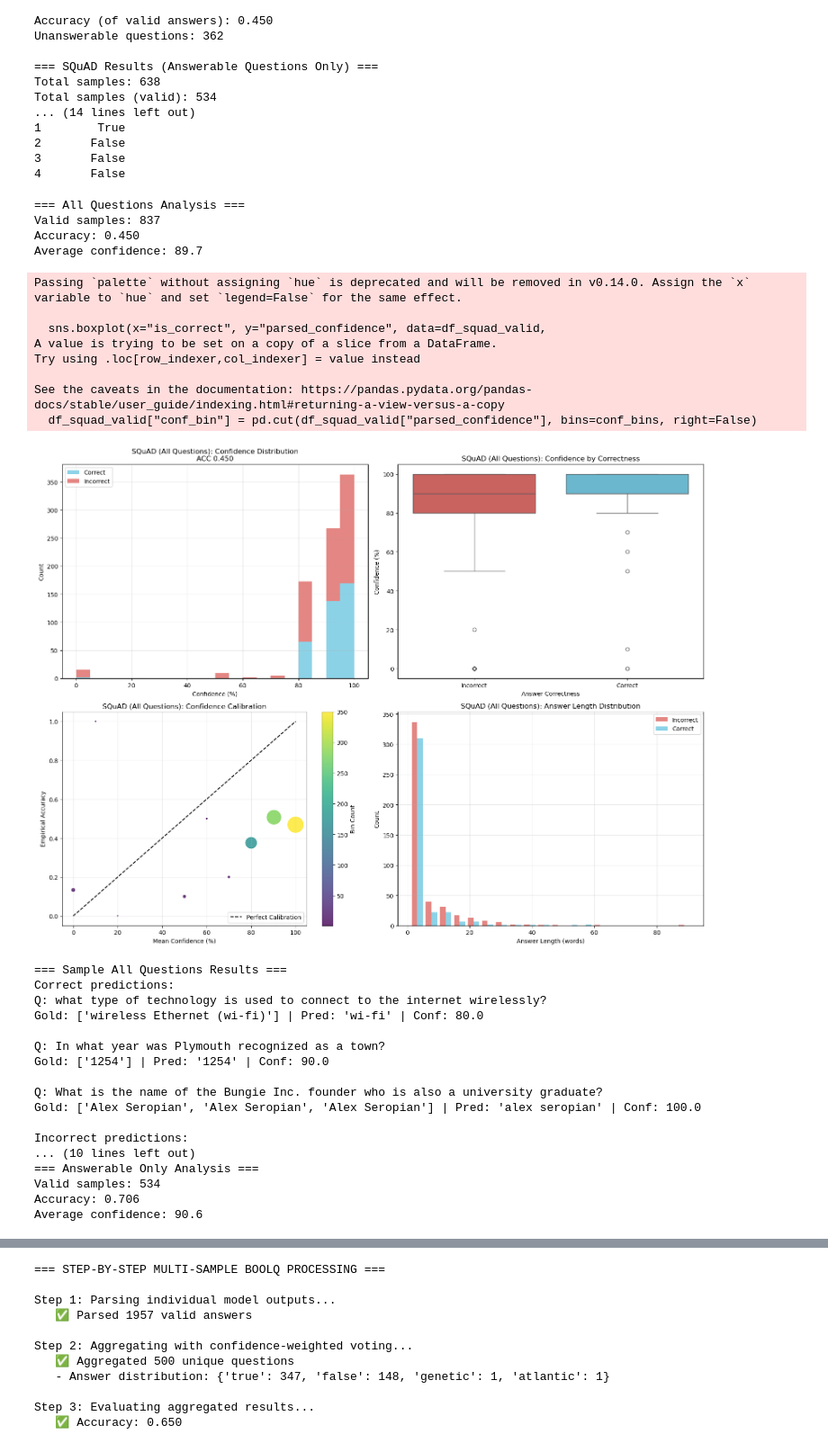
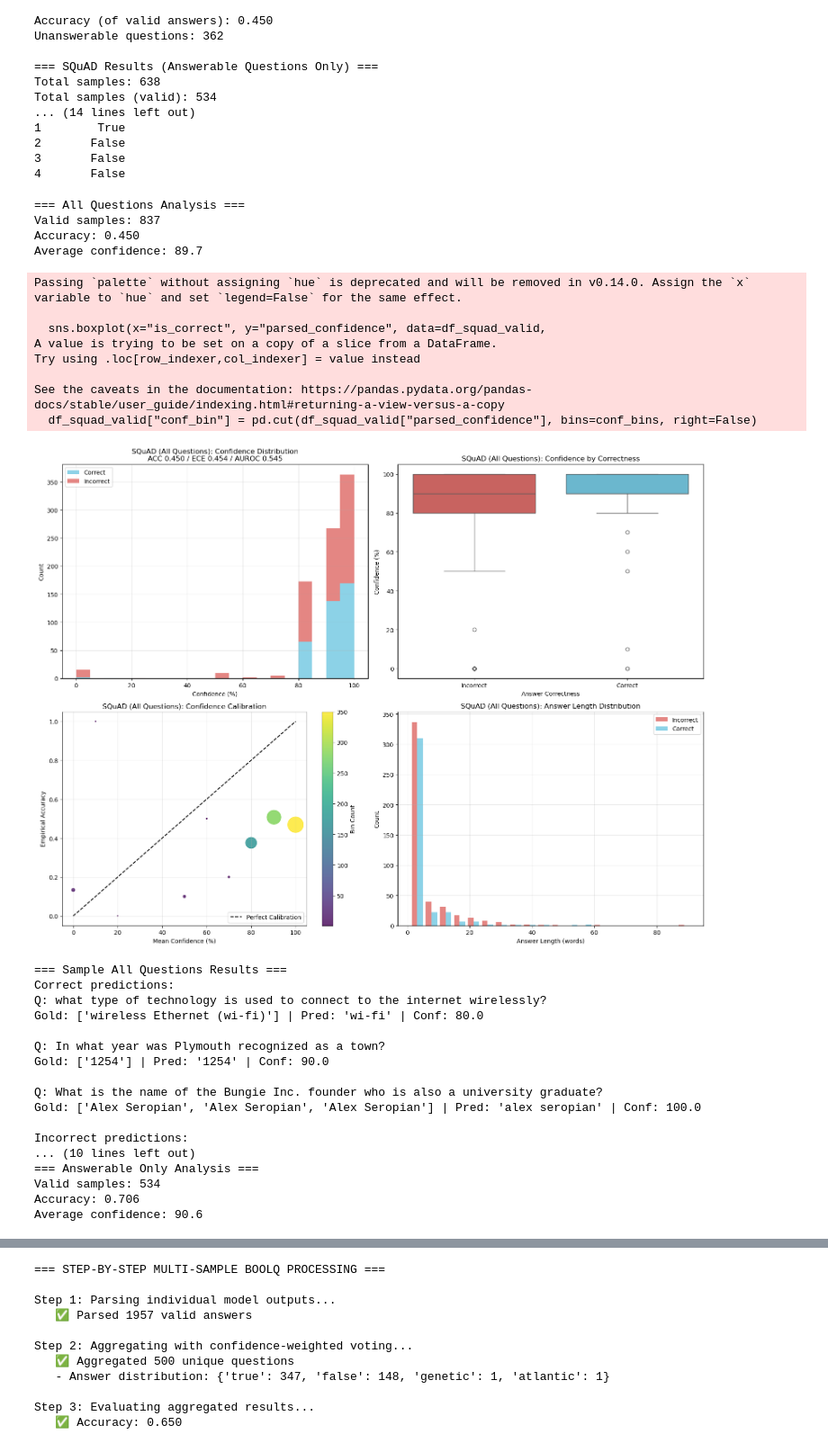
Before and after one commit to christian-hobelsberger/LLMUncertainty, a Jupyter notebook: analyze_confidence_output.ipynb, the cells around one changed output, grey strips where cells are left out. Shown at 90% size. Saved outputs shown, nothing was run; the diff lists cells and outputs as text; code cells hidden in the pictures.

```diff
--- a/analyze_confidence_output.ipynb
+++ b/analyze_confidence_output.ipynb
@@ -469,6 +616,10 @@ if 'df_squad_all' in locals():
         'Answerable Only': df_squad_answerable
     }
 
+    # Create list for squad ece and auroc scores
+    squad_ece_scores = []
+    squad_auroc_scores = []
+
     for dataset_name, df_squad_current in datasets.items():
         print(f"\n=== {dataset_name} Analysis ===")
 
@@ -482,6 +633,14 @@ if 'df_squad_all' in locals():
         print(f"Valid samples: {len(df_squad_valid)}")
         print(f"Accuracy: {df_squad_valid['is_correct'].mean():.3f}")
         print(f"Average confidence: {df_squad_valid['parsed_confidence'].mean():.1f}")
+
+        # Calculate ECE for SQuAD
+        ece_squad = calculate_ece(df_squad_valid, confidence_col='parsed_confidence', correct_col='is_correct', n_bins=10)
+        squad_ece_scores.append((dataset_name, ece_squad))
+
+        # Calculate AUROC for SQuAD
+        auroc_squad = calculate_auroc(df_squad_valid, confidence_col='parsed_confidence', correct_col='is_correct', plot=False)
+        squad_auroc_scores.append((dataset_name, auroc_squad))
 
         # Create visualizations
         fig, ((ax1, ax2), (ax3, ax4)) = plt.subplots(2, 2, figsize=(16, 12))
@@ -499,7 +658,7 @@ if 'df_squad_all' in locals():
         )
         ax1.set_xlabel("Confidence (%)")
         ax1.set_ylabel("Count")
-        ax1.set_title(f"SQuAD ({dataset_name}): Confidence Distribution\nACC {df_squad_valid['is_correct'].mean():.3f}")
+        ax1.set_title(f"SQuAD ({dataset_name}): Confidence Distribution\nACC {df_squad_valid['is_correct'].mean():.3f} / ECE {ece_squad:.3f} / AUROC {auroc_squad:.3f}")
         ax1.legend()
         ax1.grid(True, alpha=0.3)
 
@@ -558,34 +717,34 @@ if 'df_squad_all' in locals():
             correct_samples = df_squad_valid[df_squad_valid['is_correct']].head(3)
             for _, row in correct_samples.iterrows():
                 question = row.get('question', 'N/A')[:80] + "..." if len(str(row.get('question', ''))) > 80 else row.get('question', 'N/A')
                 print(f"Q: {question}")
                 print(f"Gold: {row.get('answers', 'N/A')} | Pred: '{row['parsed_answer']}' | Conf: {row['parsed_confidence']}")
                 print()
 
             print("Incorrect predictions:")
             wrong_samples = df_squad_valid[~df_squad_valid['is_correct']].head(3)
             for _, row in wrong_samples.iterrows():
                 question = row.get('question', 'N/A')[:80] + "..." if len(str(row.get('question', ''))) > 80 else row.get('question', 'N/A')
                 print(f"Q: {question}")
                 print(f"Gold: {row.get('answers', 'N/A')} | Pred: '{row['parsed_answer']}' | Conf: {row['parsed_confidence']}")
                 print()
 
 else:
     print("SQuAD data not loaded. Run the previous cell first.")
 # %% [output]
 === All Questions Analysis ===
 Valid samples: 837
 Accuracy: 0.450
 Average confidence: 89.7
 Passing `palette` without assigning `hue` is deprecated and will be removed in v0.14.0. Assign the `x` variable to `hue` and set `legend=False` for the same effect.
 
   sns.boxplot(x="is_correct", y="parsed_confidence", data=df_squad_valid,
 A value is trying to be set on a copy of a slice from a DataFrame.
 Try using .loc[row_indexer,col_indexer] = value instead
 
 See the caveats in the documentation: https://pandas.pydata.org/pandas-docs/stable/user_guide/indexing.html#returning-a-view-versus-a-copy
   df_squad_valid["conf_bin"] = pd.cut(df_squad_valid["parsed_confidence"], bins=conf_bins, right=False)
-[figure, old version]
+[figure, new version]
 === Sample All Questions Results ===
 Correct predictions:
 Q: what type of technology is used to connect to the internet wirelessly?
```
Also changed, not shown: parts of 35 cells of this notebook, 15 other files.
